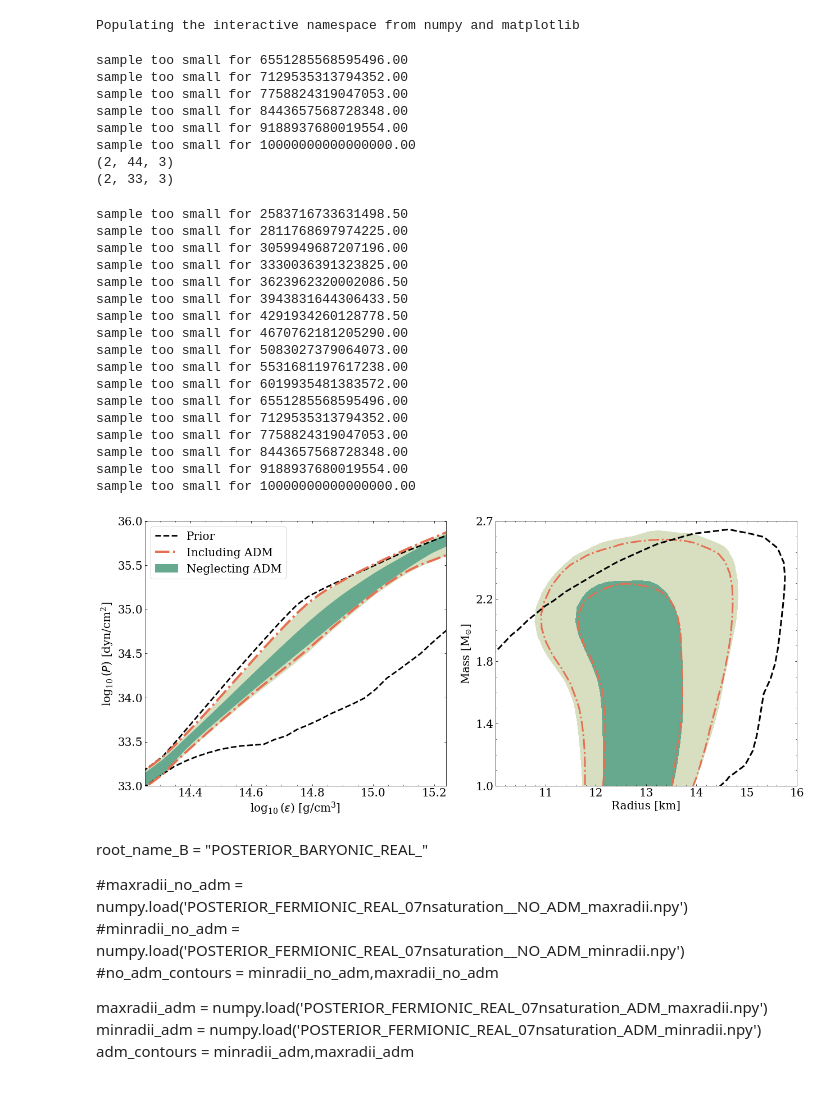
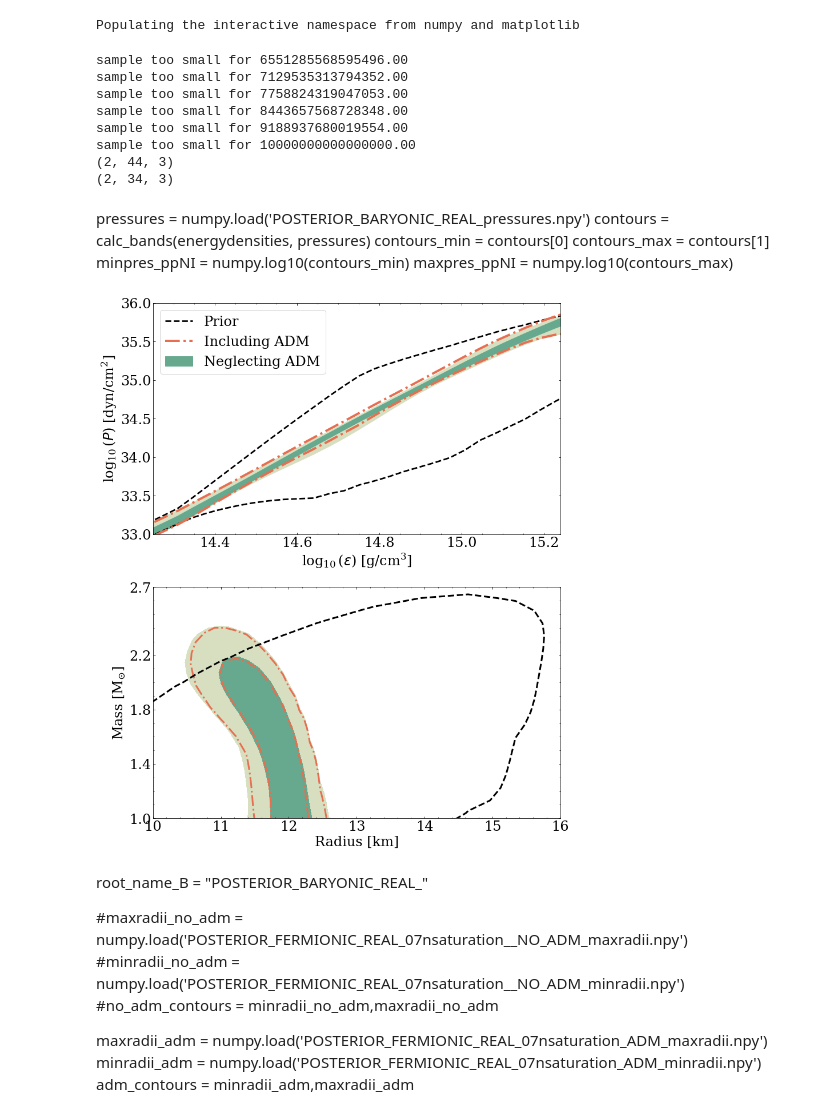
Before and after one commit to nr1118/2410.00140-repro, a Jupyter notebook: plot_routines/MR Posterior Analysis.ipynb, the cells around one changed output. Drawn from its saved outputs; the diff is of its cells as text; code cells hidden in the pictures.

```diff
--- a/plot_routines/MR Posterior Analysis.ipynb
+++ b/plot_routines/MR Posterior Analysis.ipynb
@@ -42,8 +42,8 @@ energydensities = numpy.logspace(14.2, 16, 50)
 pressures_prior = numpy.load('FERMIONIC_REAL_DATA_PRIOR_Pressure_array.npy')
 prior_contours = calc_bands(energydensities, pressures_prior)
 print(numpy.shape(prior_contours))
-maxpres_adm_NI = numpy.load('NICER_REAL_ADM_VARYING_BARYONIC_3k_maxpres.npy')
-minpres_adm_NI = numpy.load('NICER_REAL_ADM_VARYING_BARYONIC_3k_minpres.npy')
+maxpres_adm_NI = numpy.load('FUTUREX_NO_ADM_VARYING_BARYONICmaxpres.npy')
+minpres_adm_NI = numpy.load('FUTUREX_NO_ADM_VARYING_BARYONICminpres.npy')
 adm_contours_NI = minpres_adm_NI,maxpres_adm_NI
 
 print(numpy.shape(adm_contours_NI))
@@ -55,31 +55,18 @@ sample too small for 8443657568728348.00
 sample too small for 9188937680019554.00
 sample too small for 10000000000000000.00
 (2, 44, 3)
-(2, 33, 3)
+(2, 34, 3)
-# %%
-pressures = numpy.load('POSTERIOR_BARYONIC_REAL_pressures.npy')
-contours = calc_bands(energydensities, pressures)
-contours_min = contours[0]
-contours_max = contours[1]
-minpres_ppNI = numpy.log10(contours_min)
-maxpres_ppNI = numpy.log10(contours_max)
-# %% [output]
-sample too small for 2583716733631498.50
-sample too small for 2811768697974225.00
-sample too small for 3059949687207196.00
-sample too small for 3330036391323825.00
-sample too small for 3623962320002086.50
-sample too small for 3943831644306433.50
-sample too small for 4291934260128778.50
-sample too small for 4670762181205290.00
-sample too small for 5083027379064073.00
-sample too small for 5531681197617238.00
-sample too small for 6019935481383572.00
-sample too small for 6551285568595496.00
-sample too small for 7129535313794352.00
-sample too small for 7758824319047053.00
-sample too small for 8443657568728348.00
-sample too small for 9188937680019554.00
-sample too small for 10000000000000000.00
+# %% [markdown]
+pressures = numpy.load('POSTERIOR_BARYONIC_REAL_pressures.npy')
+contours = calc_bands(energydensities, pressures)
+contours_min = contours[0]
+contours_max = contours[1]
+minpres_ppNI = numpy.log10(contours_min)
+maxpres_ppNI = numpy.log10(contours_max)
+# %%
+contours_min = numpy.load('FUTUREX_ADM_BARYONIC_ONLY_minpres.npy')
+contours_max = numpy.load('FUTUREX_ADM_BARYONIC_ONLY_maxpres.npy')
+minpres_ppNI = numpy.log10(contours_min)
+maxpres_ppNI = numpy.log10(contours_max)
 # %%
 def mass_radius_posterior_plot(root_name_ADM,root_name_Baryonic,root_prior = None,ax = None):
@@ -137,12 +124,12 @@ def mass_radius_posterior_plot(root_name_ADM,root_name_Baryonic,root_prior = Non
 
     #figure.savefig('MRpost_real_data.png',bbox_inches='tight')
 # %%
-root_name_ADM = 'NICER_REAL_ADM_VARYING_BARYONIC_3k_'
-root_name_B = 'POSTERIOR_BARYONIC_REAL_'
+root_name_ADM = 'FUTUREX_NO_ADM_VARYING_BARYONIC'
+root_name_B = 'FUTUREX_NO_ADM_BARYONIC_ONLY_'
 root_prior = 'FERMIONIC_REAL_DATA_PRIOR_'
 # %%
-fig, ax = pyplot.subplots(nrows=1, ncols=2,figsize=(18,8))
-my_fontsize=20
+fig, ax = pyplot.subplots(nrows=2, ncols=1,figsize=(12,14))
+my_fontsize=24
 my_font = 'serif'
 matplotlib.rc('font',family = my_font)
 matplotlib.rcParams.update({'font.size': 20})
@@ -176,40 +163,40 @@ ax[0].plot(maxpres_adm[:,0], maxpres_adm[:,2], c='#E76F51', linestyle='-.', lw=4
 ax[0].fill_between(minpres_ppNI[:,0], minpres_ppNI[:,2], maxpres_ppNI[:,2],
                        color=sns.cubehelix_palette(8, start=.5, rot=-.75, dark=.2, light=.85)[0], alpha=1)
 ax[0].fill_between(minpres_ppNI[:,0], minpres_ppNI[:,1], maxpres_ppNI[:,1],
                        color=sns.cubehelix_palette(8, start=.5, rot=-.75, dark=.2, light=.85)[3],
                       alpha=1,label = 'Neglecting ADM')
 
 
 ax[0].set_ylabel(r'$\log_{10}(P)$ [dyn/cm$^2$]', size=my_fontsize,font = my_font)
 
 
 
-ax[0].legend(loc = 'upper left',fontsize = 20)
+ax[0].legend(loc = 'upper left',fontsize = 24)
 ax[0].set_xlim(14.25, 15.24)
 ax[0].set_xlabel(r'$\log_{10}(\varepsilon)$ [g/cm$^3$]', fontsize=my_fontsize,font = my_font)
 ax[0].set_xticks(numpy.arange(14.25, 15.24,.05),minor =True)
 ax[0].set_ylim(33,36)
 ax[0].set_yticks([33,33.5,34,34.5,35,35.5,36],minor =True)
 ax[0].tick_params(top=1,right=1, which='both', direction='in', labelsize=my_fontsize)
 
 ax[1].set_xlim(10, 16)
-ax[1].set_xticks([11,12,13,14,15,16])
+ax[1].set_xticks([10,11,12,13,14,15,16])
 ax[1].set_ylim(1., 2.7)
 ax[1].set_yticks([1.,1.4,1.8,2.2,2.7])
 
     #ax.set_title('Mass-Radius Posteriors',font = 'serif',fontsize = 24)
 ax[1].minorticks_on()
-ax[1].tick_params(top=1,right=1, which='both', direction='in', labelsize=20)
-ax[1].set_xlabel(r'Radius [km]', fontsize=20)
-ax[1].set_ylabel(r'Mass [M$_{\odot}$]', fontsize=20)
+ax[1].tick_params(top=1,right=1, which='both', direction='in', labelsize=my_fontsize)
+ax[1].set_xlabel(r'Radius [km]', fontsize=my_fontsize)
+ax[1].set_ylabel(r'Mass [M$_{\odot}$]', fontsize=my_fontsize)
 
 
 
 pyplot.tight_layout()
 pyplot.show()
-fig.savefig('Real_data_posterior.png',bbox_inches='tight')
+fig.savefig('FutureX_NO_ADM_core_posteriors.png',bbox_inches='tight')
 # %% [output]
-[figure, old version]
+[figure, new version]
 # %% [markdown]
 root_name_B = "POSTERIOR_BARYONIC_REAL_"
 
```
Also changed, not shown: parts of 1 cell of this notebook, 18 other files.
